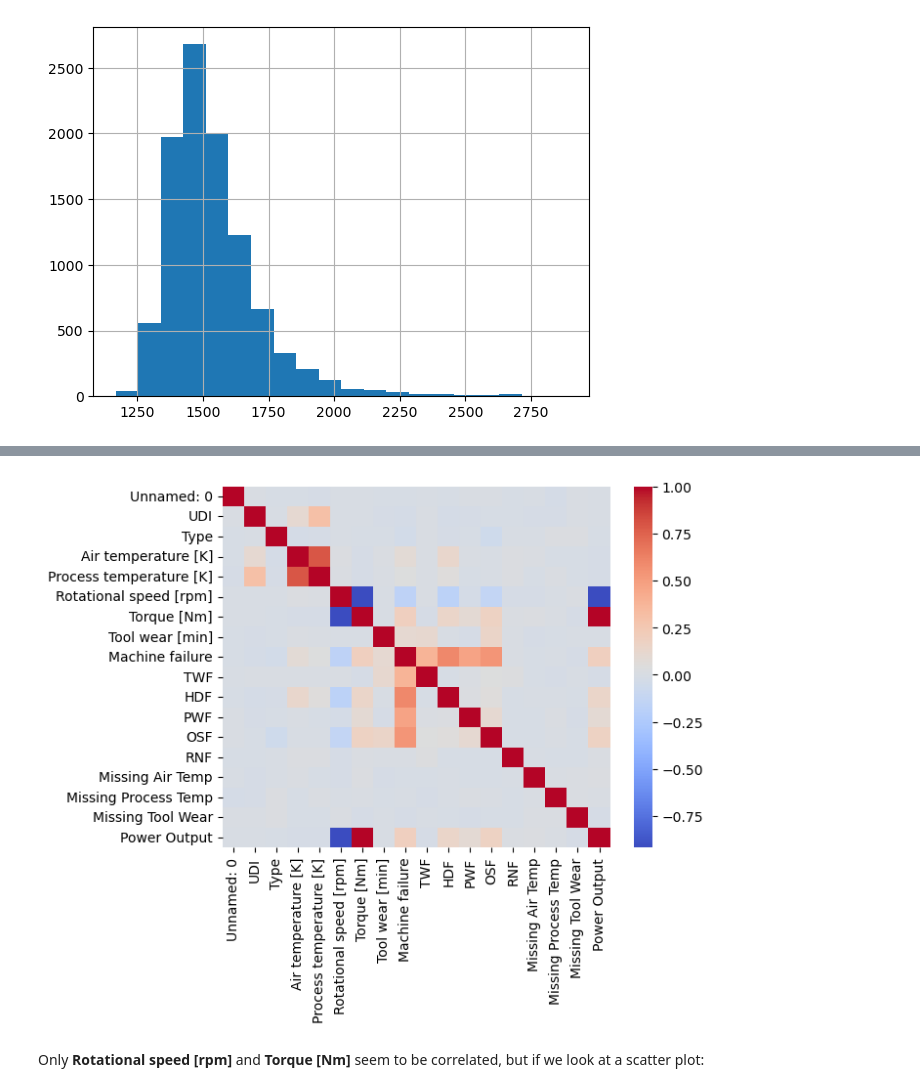
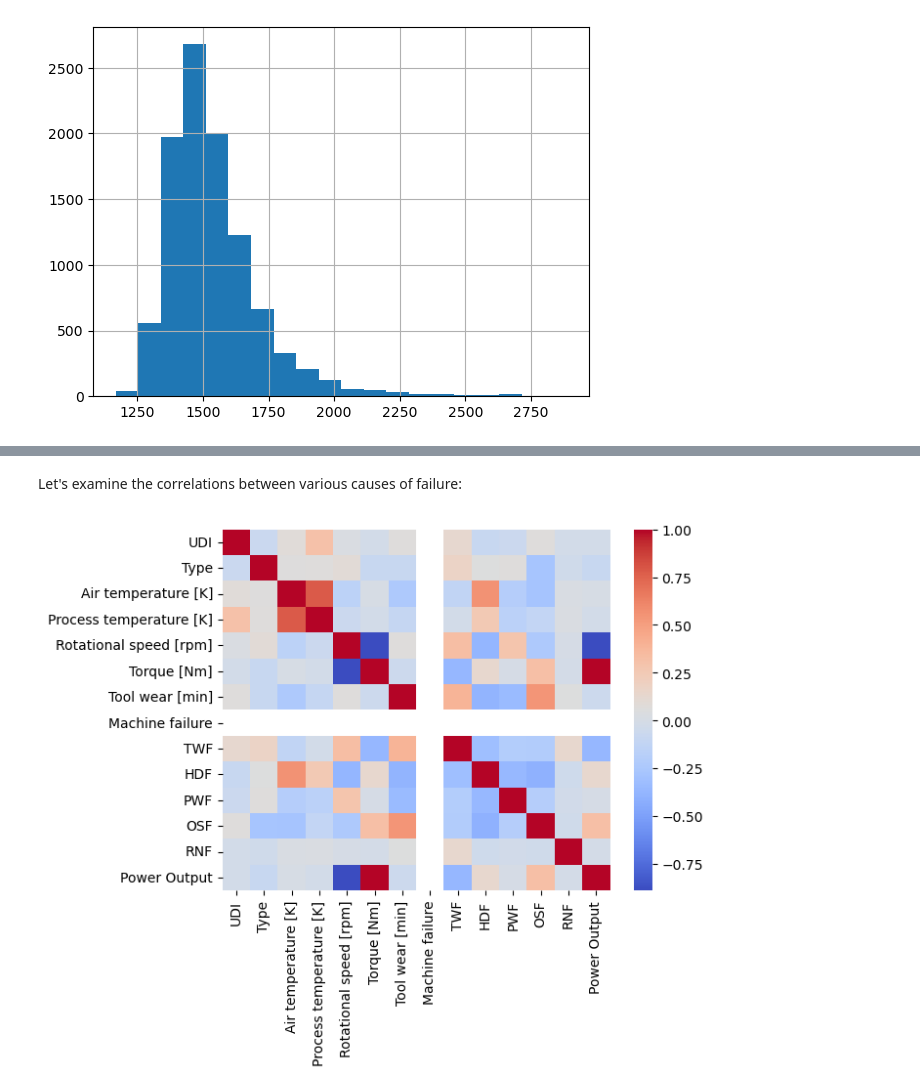
Before and after one commit to Bojack-Manhorse/Exploratory_Data_Analysis_Project, a Jupyter notebook: Project.ipynb, the cells around one changed output, grey strips where cells are left out. Cells and saved outputs as stored; diff of their text form; code cells hidden in the pictures.

```diff
--- a/Project.ipynb
+++ b/Project.ipynb
@@ -141,0 +242,4 @@ my_plotter.show_histogram(df["Rotational speed [rpm]"], 20)
+# %%
+df_transformed = df_transformed[df_transformed.columns[0:14]]
+
+df_transformed
@@ -212,4 +294,0 @@ df_transformed.head()
-# %%
-list_of_z_scores = [column for column in df.columns if "z_scores" in column]
-
-df_transformed = df_transformed.drop(columns=list_of_z_scores)
@@ -215,0 +339,6 @@ df_transformed = df_transformed.drop(columns=list_of_z_scores)
+# %%
+mask_low = df_transformed["Type"] == 0
+mask_med = df_transformed["Type"] == 1
+mask_high = df_transformed["Type"] == 2
+
+mask_failed = df_transformed["Machine failure"] == 1
@@ -215,0 +347,4 @@ df_transformed = df_transformed.drop(columns=list_of_z_scores)
+# %%
+df_of_failiures = df_transformed[mask_failed]
+
+df_of_failiures.head()
@@ -216,6 +401,6 @@ df_transformed = df_transformed.drop(columns=list_of_z_scores)
+# %% [markdown]
+Let's examine the correlations between various causes of failure:
 # %%
-my_plotter.show_correlation_plot(df_transformed)
+my_plotter.show_correlation_plot(df_of_failiures)
 # %% [output]
-[figure, old version]
+[figure, new version]
-# %% [markdown]
-Only **Rotational speed [rpm]** and **Torque [Nm]** seem to be correlated, but if we look at a scatter plot:
```
Also changed, not shown: parts of 58 cells of this notebook, 7 other files.
